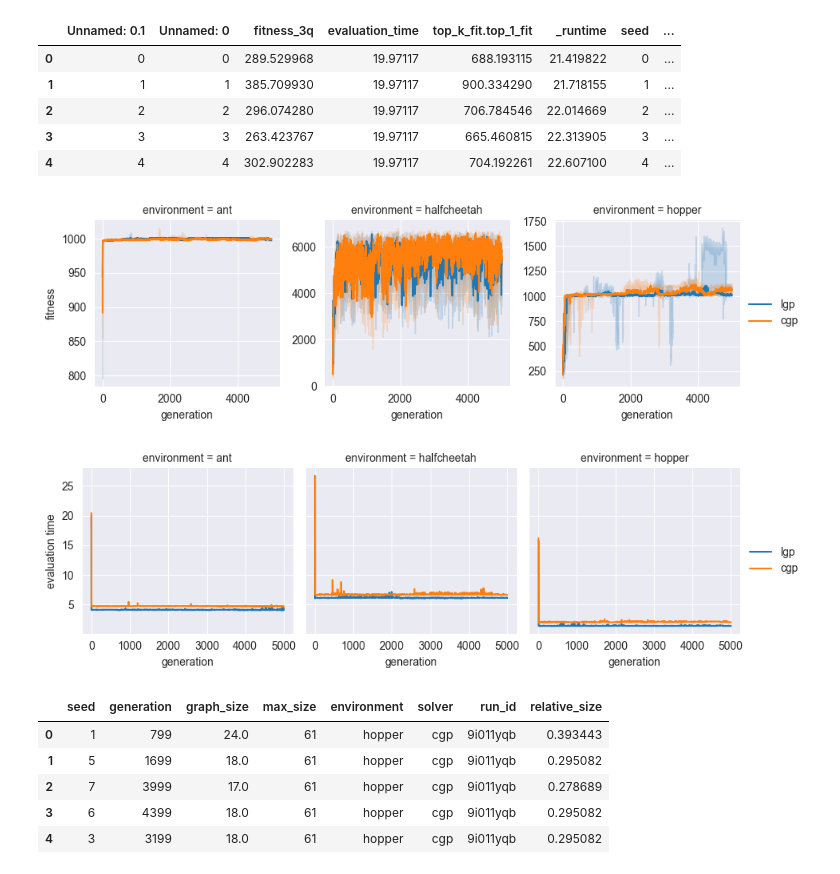
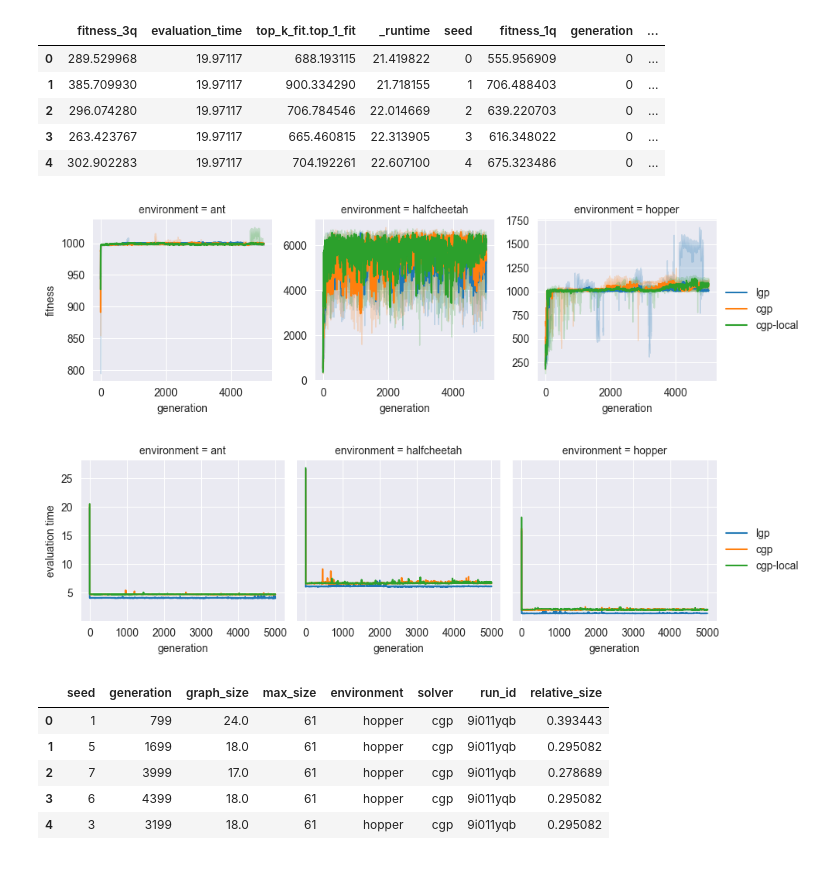
Before and after one commit to giorgia-nadizar/cgpax, a Jupyter notebook: analysis/analysis.ipynb, the cells around one changed output. Cells and saved outputs as stored; diff of their text form; code cells hidden in the pictures.

```diff
--- a/analysis/analysis.ipynb
+++ b/analysis/analysis.ipynb
@@ -3,17 +3,20 @@ import pandas as pd
 import seaborn as sns
 import matplotlib.pyplot as plt
 # %%
-df = pd.concat([pd.read_csv(f"data/{p}_baseline.csv") for p in ["lgp", "cgp"]], ignore_index=True)
+dataframes = [pd.read_csv(f"data/{p}_baseline.csv") for p in ["lgp", "cgp"]]
+dataframes.append(pd.read_csv(f"data/cgp_local.csv"))
+df = pd.concat(dataframes, ignore_index=True)
 df.rename(lambda x: x.replace("training.", "").replace("run_id", "seed"), axis="columns", inplace=True)
 df["environment"] = df["environment"].apply(lambda x: x.replace("-", ""))
+df = df[[c for c in df.columns if not c.startswith("Unnamed")]]
 df.head()
 # %% [output]
-|  | Unnamed: 0.1 | Unnamed: 0 | fitness_3q | evaluation_time | top_k_fit.top_1_fit | _runtime | seed | ... |
-| 0 | 0 | 0 | 289.529968 | 19.97117 | 688.193115 | 21.419822 | 0 | ... |
-| 1 | 1 | 1 | 385.709930 | 19.97117 | 900.334290 | 21.718155 | 1 | ... |
-| 2 | 2 | 2 | 296.074280 | 19.97117 | 706.784546 | 22.014669 | 2 | ... |
-| 3 | 3 | 3 | 263.423767 | 19.97117 | 665.460815 | 22.313905 | 3 | ... |
-| 4 | 4 | 4 | 302.902283 | 19.97117 | 704.192261 | 22.607100 | 4 | ... |
+|  | fitness_3q | evaluation_time | top_k_fit.top_1_fit | _runtime | seed | fitness_1q | generation | ... |
+| 0 | 289.529968 | 19.97117 | 688.193115 | 21.419822 | 0 | 555.956909 | 0 | ... |
+| 1 | 385.709930 | 19.97117 | 900.334290 | 21.718155 | 1 | 706.488403 | 0 | ... |
+| 2 | 296.074280 | 19.97117 | 706.784546 | 22.014669 | 2 | 639.220703 | 0 | ... |
+| 3 | 263.423767 | 19.97117 | 665.460815 | 22.313905 | 3 | 616.348022 | 0 | ... |
+| 4 | 302.902283 | 19.97117 | 704.192261 | 22.607100 | 4 | 675.323486 | 0 | ... |
 # %%
 g = sns.FacetGrid(df, col="environment", sharey=False)
 g.map_dataframe(sns.lineplot, x="generation", y="top_k_fit.top_0_fit", hue="solver",
@@ -23,7 +26,7 @@ g.set_ylabels("fitness")
 g.add_legend()
 plt.show()
 # %% [output]
-[figure, old version]
+[figure, new version]
 # %%
 g = sns.FacetGrid(df, col="environment")
 g.map_dataframe(sns.lineplot, x="generation", y="evaluation_time", estimator="median",
@@ -33,5 +36,5 @@ g.set_ylabels("evaluation time")
 g.add_legend()
 plt.show()
 # %% [output]
-[figure, old version]
+[figure, new version]
 # %%
```
Also changed, not shown: parts of 4 cells of this notebook.
